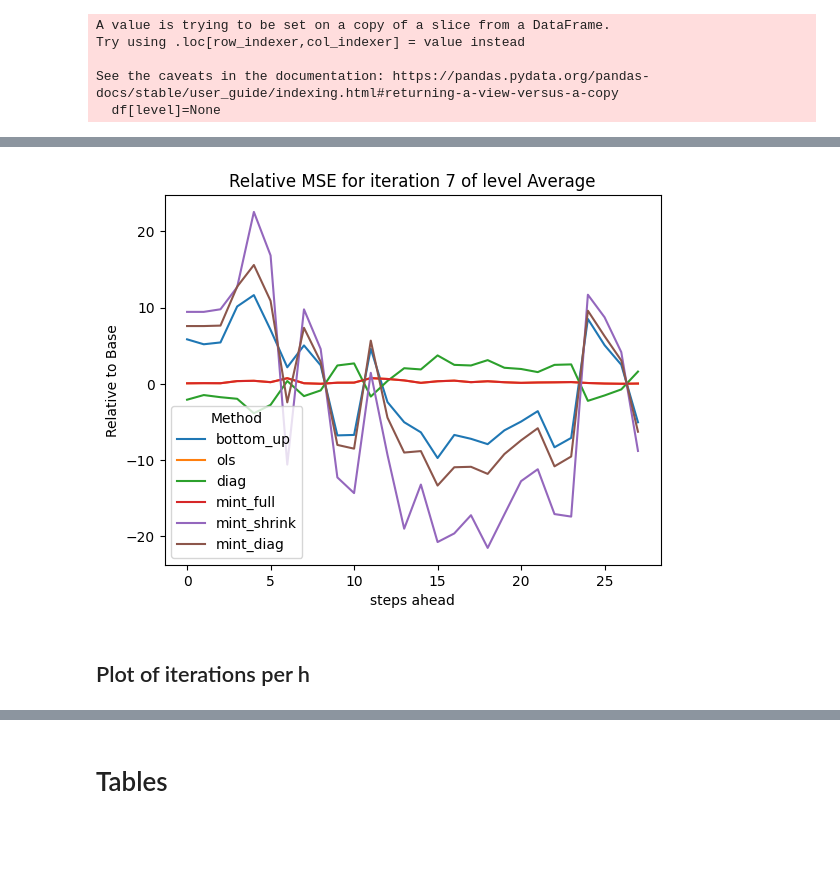
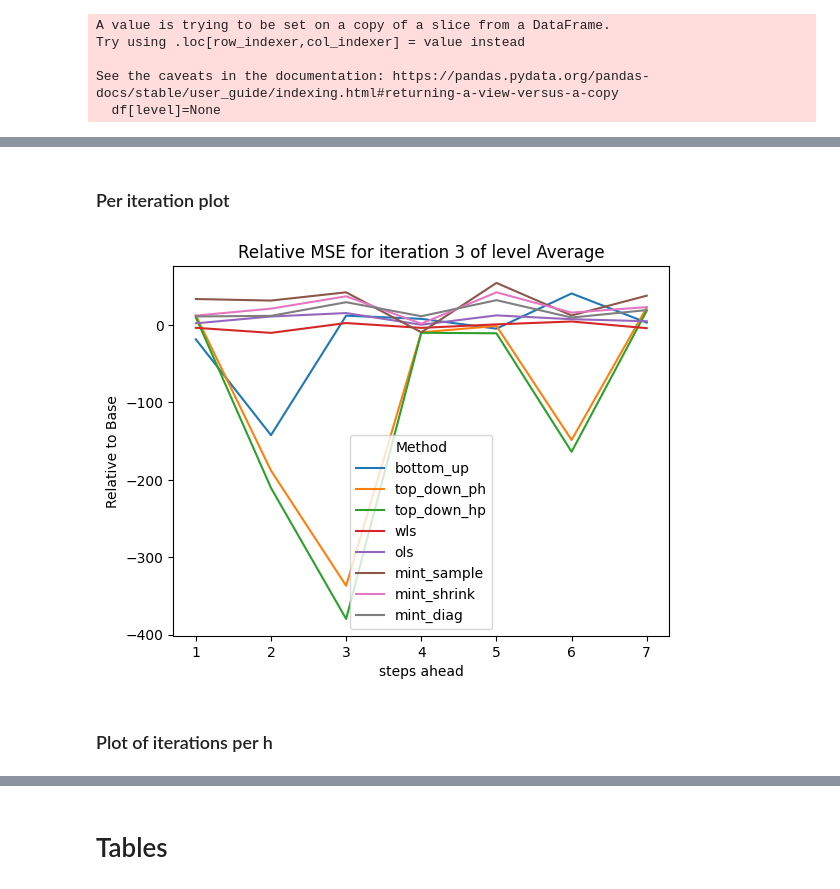
Before and after one commit to skoMarat/Hierarchical-Forecasting, a Jupyter notebook: spatial_notebook.ipynb, the cells around one changed output, grey strips where cells are left out. Drawn from its saved outputs; the diff is of its cells as text; code cells hidden in the pictures; blank space fills up the shorter version.

```diff
--- a/spatial_notebook.ipynb
+++ b/spatial_notebook.ipynb
@@ -224,6 +271,6 @@ See the caveats in the documentation: https://pandas.pydata.org/pandas-docs/stab
 # %%
-tree_=Tree( data= data , type='spatial')
-slices = [len([sublist for sublist in tree_.list_of_leafs if sublist.count(None) == i]) for i, _ in enumerate(tree_.levels)]
+tree=Tree( dfData = df_data , sType='spatial')
+slices = [len([sublist for sublist in tree.list_of_leafs if sublist.count(None) == i]) for i, _ in enumerate(tree.levels)]
 slices.append(1)
 # %% [output]
 A value is trying to be set on a copy of a slice from a DataFrame.
@@ -231,3 +278,25 @@ Try using .loc[row_indexer,col_indexer] = value instead
 
 See the caveats in the documentation: https://pandas.pydata.org/pandas-docs/stable/user_guide/indexing.html#returning-a-view-versus-a-copy
   df[level]=None
+# %%
+metric='RMSE'
+
+df1=getCVResults( h=1, iOoS=7, ddOutputs=ddOutputs_spatial , metric=metric , slices=slices , rolling=True, relative=False, iters=None)
+df2=getCVResults( h=1, iOoS=7, ddOutputs=ddOutputs_spatio_temporal_td , metric=metric , slices=slices , rolling=True, relative=False, iters=None)
+df3=getCVResults( h=1, iOoS=7, ddOutputs=ddOutputs_spatio_temporal_cv , metric=metric , slices=slices , rolling=True, relative=False, iters=None)
+
+df4=getCVResults( h=1, iOoS=7, ddOutputs=ddOutputs4 , metric=metric , slices=slices , rolling=True, relative=False, iters=None)
+# df5=getCVResults( h=1, iOoS=7, ddOutputs=ddOutputs5 , metric=metric , slices=slices , rolling=True, relative=False, iters=None)
+# df6=getCVResults( h=1, iOoS=7, ddOutputs=ddOutputs6 , metric=metric , slices=slices , rolling=True, relative=False, iters=None)
+
+
+
+row_tuples = list(itertools.product(df2.index, df2.columns.get_level_values(0).unique()))
+row_index=pd.MultiIndex.from_tuples( row_tuples ,names=['Level','Method'])
+
+dfComparison = pd.DataFrame(index=row_index, columns=['Spatial', 'ST-TDHP','ST CV', 'ST_TDHP_i40'])
+for i,df in enumerate([df1,df2,df3,df4]):
+    for index in dfComparison.index:
+        dfComparison.loc[index][i]=df.loc[index[0],index[1]]
+
+dfComparison
@@ -233,0 +348,2 @@ See the caveats in the documentation: https://pandas.pydata.org/pandas-docs/stab
+# %% [markdown]
+### Per iteration plot
@@ -234,35 +358,38 @@ See the caveats in the documentation: https://pandas.pydata.org/pandas-docs/stab
 # %%
-dOutputs=dOutputs_default
+iter=3
 
-iter=7
+
+ddOutputs=
+horizon=7
 relative='Base'
 level='Average'
-iters=int(dOutputs_default['bottom_up']['mYhat'].shape[1]/28)
+iters=int(dOutputs['bottom_up']['mYhat'].shape[1]/horizon)
 metric='MSE'
+
 
 lMethods=list(dOutputs.keys())
 # lMethods.remove('top_down_ph')
 # lMethods.remove('top_down_hp')
 
 plt.figure()
 for method in lMethods:
-    vValues = np.zeros(28)
+    vValues = np.zeros(horizon)
 
-    for h in range(1, 29):
-        df = getCVResults(h=h, dOutputs=dOutputs_default,  metric=metric, slices=slices,
+    for h in range(1, horizon+1):
+        df = getCVResults(h=h, iOoS=horizon,ddOutputs=ddOutputs,  metric=metric, slices=slices,
                           iters=iter,
                           rolling=False)[method]
         vValues[h-1] = df[df.index == level][relative].item()
-    plt.plot(np.arange(28), vValues, label=method)
+    plt.plot(np.arange(1,horizon+1), vValues, label=method)
 
 plt.legend(title="Method")
 plt.xlabel("steps ahead")
 plt.ylabel(f"Relative to {relative}")
 plt.title(f"Relative {metric} for iteration {iter} of level {level}")
 
 # Show the plot
 plt.show()
 # %% [output]
-[figure, old version]
+[figure, new version]
 # %% [markdown]
-## Plot of iterations per h
+### Plot of iterations per h
```
Also changed, not shown: parts of 53 cells of this notebook, 20 other files.
